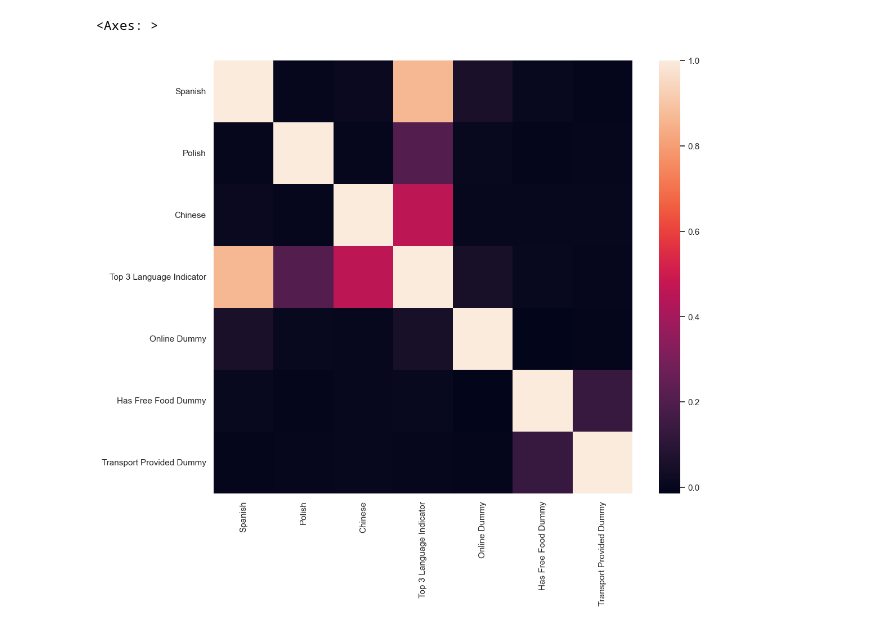
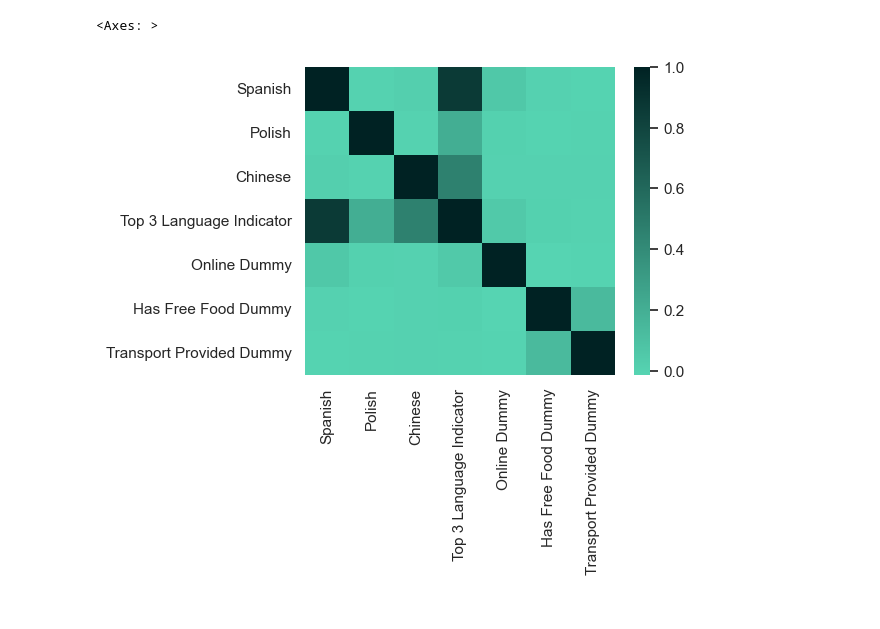
Before and after one commit to slangenhuizen-nu/STAT-303-1-Final-Project, a Jupyter notebook: sofie.ipynb, the cells around one changed output. Saved outputs shown, nothing was run; the diff lists cells and outputs as text; code cells hidden in the pictures.

```diff
--- a/sofie.ipynb
+++ b/sofie.ipynb
@@ -500,7 +539,8 @@ language_tracking.loc[:,['Spanish', 'Polish', 'Chinese', 'Top 3 Language Indicat
 # %%
 #plot correlation between each of the accessibility measures and each of the languages
-sns.set(rc={'figure.figsize':(12,10)})
-sns.heatmap(language_tracking.loc[:,['Spanish', 'Polish', 'Chinese', 'Top 3 Language Indicator', 'Online Dummy', 'Has Free Food Dummy', 'Transport Provided Dummy']].corr())
+
+sns.set(rc={'figure.figsize':(5,4)})
+sns.heatmap(language_tracking.loc[:,['Spanish', 'Polish', 'Chinese', 'Top 3 Language Indicator', 'Online Dummy', 'Has Free Food Dummy', 'Transport Provided Dummy']].corr(), cmap=cmap)
 # %% [output]
 <Axes: >
-[figure, old version]
+[figure, new version]
```
Also changed, not shown: parts of 32 cells of this notebook.
